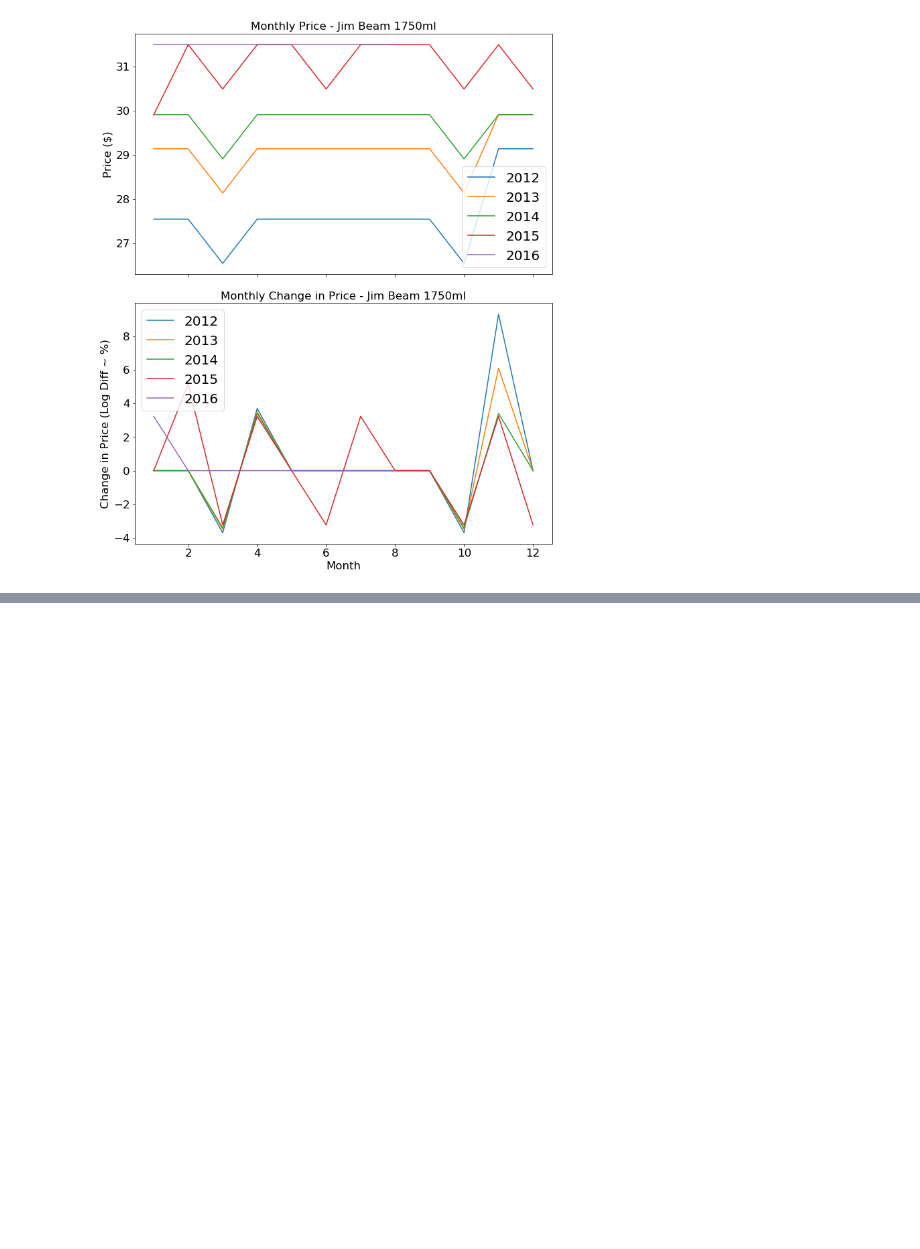
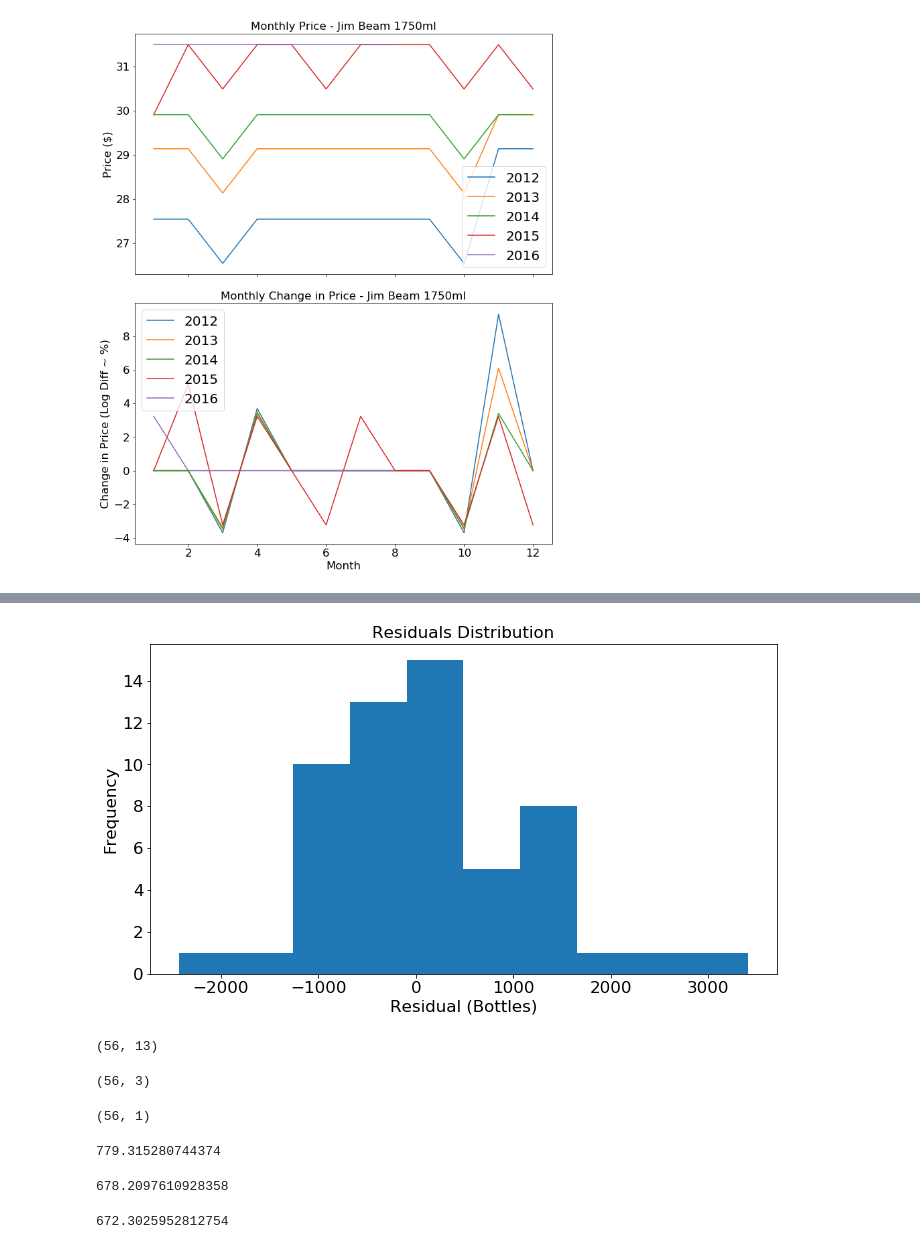
Before and after one commit to nicholsonjohnc/promotion-optimization, a Jupyter notebook: Analysis.ipynb, the cells around one changed output, grey strips where cells are left out. Drawn from its saved outputs; the diff is of its cells as text; code cells hidden in the pictures; blank space fills up the shorter version.

```diff
--- a/Untitled.ipynb
+++ b/Analysis.ipynb
@@ -187,0 +284,35 @@ fig.savefig('img/monthly_change_price.png')
+# %%
+fig, ax = plt.subplots(1, 1, sharey=True, figsize=(10, 6))
+ax.hist(np.squeeze(np.asarray(np.exp(y))) - np.squeeze(np.asarray(np.exp(predictions))))
+ax.set_title('Residuals Distribution')
+ax.set_ylabel('Frequency')
+ax.set_xlabel('Residual (Bottles)')
+fig.tight_layout()
+fig.savefig('img/residuals_distribution.png')
+# %% [output]
+[figure, added]
+# %%
+np.shape(betas)
+# %% [output]
+(56, 13)
+# %%
+np.shape(errors)
+# %% [output]
+(56, 3)
+# %%
+np.shape(predictions)
+# %% [output]
+(56, 1)
+# %%
+RMSEs = errors[:,1]
+RMSEs.mean()
+# %% [output]
+779.315280744374
+# %%
+RMSEs.std()
+# %% [output]
+678.2097610928358
+# %%
+np.median(RMSEs)
+# %% [output]
+672.3025952812754
```
Also changed, not shown: parts of 14 cells of this notebook, 9 other files.
